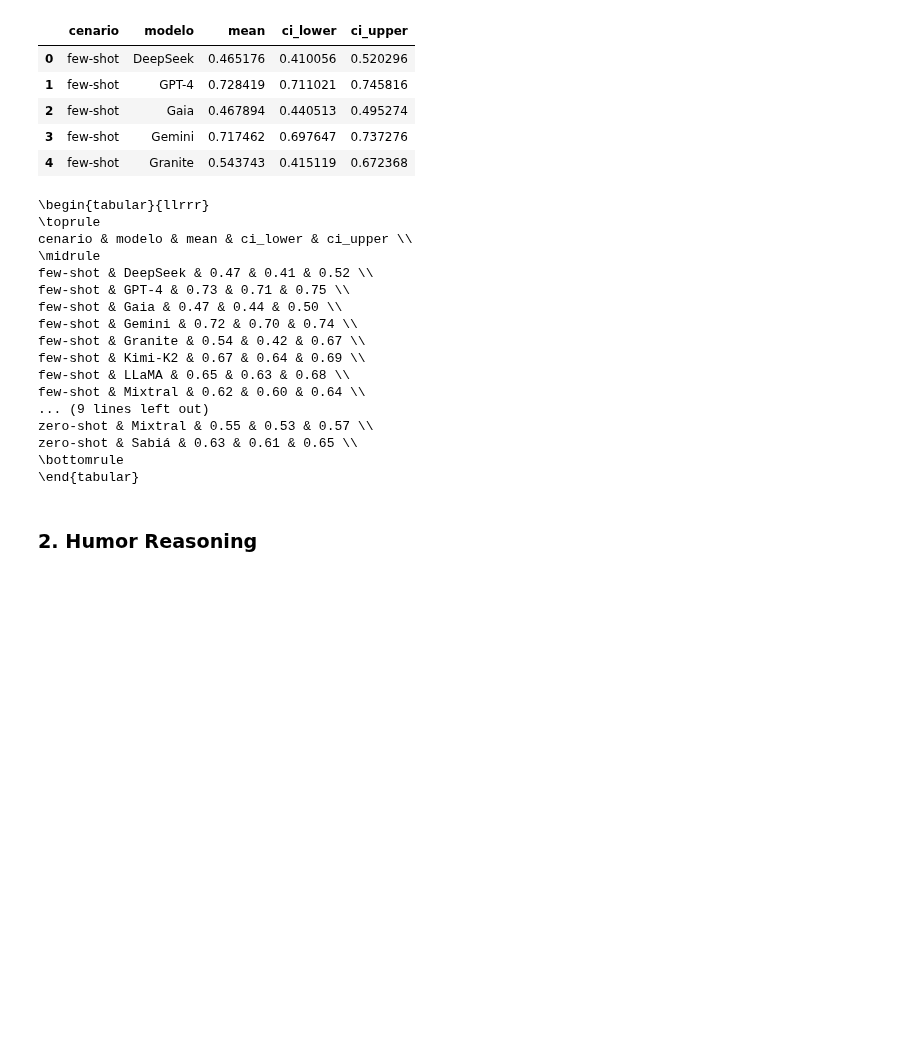
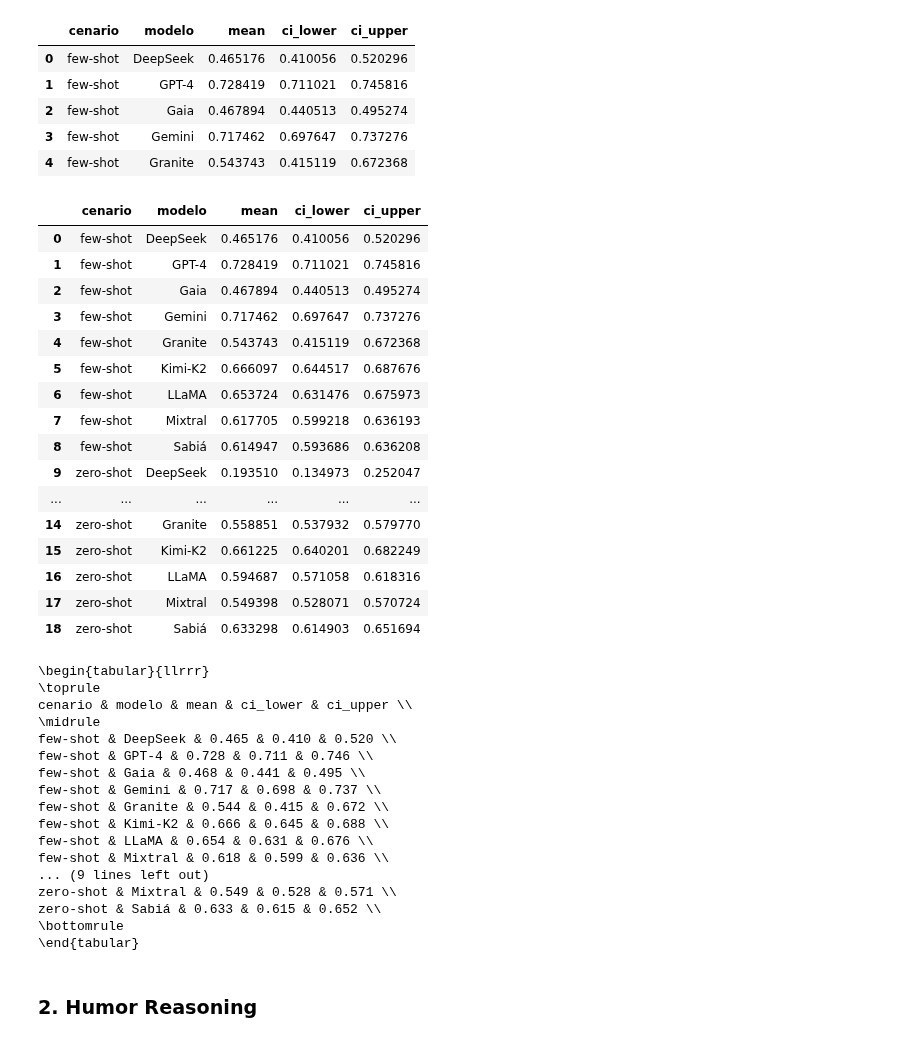
Before and after one commit to llm-pt-ibm/brazilian_northeast_humor_benchmark, a Jupyter notebook: results_exploration.ipynb, the cells around one changed output. Saved outputs shown, nothing was run; the diff lists cells and outputs as text; code cells hidden in the pictures; blank space fills up the shorter version.

```diff
--- a/results_exploration.ipynb
+++ b/results_exploration.ipynb
@@ -302,25 +282,45 @@ summary_df.head()
 | 2 | few-shot | Gaia | 0.467894 | 0.440513 | 0.495274 |
 | 3 | few-shot | Gemini | 0.717462 | 0.697647 | 0.737276 |
 | 4 | few-shot | Granite | 0.543743 | 0.415119 | 0.672368 |
+# %%
+summary_df
+# %% [output]
+|  | cenario | modelo | mean | ci_lower | ci_upper |
+| 0 | few-shot | DeepSeek | 0.465176 | 0.410056 | 0.520296 |
+| 1 | few-shot | GPT-4 | 0.728419 | 0.711021 | 0.745816 |
+| 2 | few-shot | Gaia | 0.467894 | 0.440513 | 0.495274 |
+| 3 | few-shot | Gemini | 0.717462 | 0.697647 | 0.737276 |
+| 4 | few-shot | Granite | 0.543743 | 0.415119 | 0.672368 |
+| 5 | few-shot | Kimi-K2 | 0.666097 | 0.644517 | 0.687676 |
+| 6 | few-shot | LLaMA | 0.653724 | 0.631476 | 0.675973 |
+| 7 | few-shot | Mixtral | 0.617705 | 0.599218 | 0.636193 |
+| 8 | few-shot | Sabiá | 0.614947 | 0.593686 | 0.636208 |
+| 9 | zero-shot | DeepSeek | 0.193510 | 0.134973 | 0.252047 |
+| ... | ... | ... | ... | ... | ... |
+| 14 | zero-shot | Granite | 0.558851 | 0.537932 | 0.579770 |
+| 15 | zero-shot | Kimi-K2 | 0.661225 | 0.640201 | 0.682249 |
+| 16 | zero-shot | LLaMA | 0.594687 | 0.571058 | 0.618316 |
+| 17 | zero-shot | Mixtral | 0.549398 | 0.528071 | 0.570724 |
+| 18 | zero-shot | Sabiá | 0.633298 | 0.614903 | 0.651694 |
 # %%
-summary_df_latex = summary_df.to_latex(index=False, float_format="%.2f".__mod__)
+summary_df_latex = summary_df.to_latex(index=False, float_format="%.3f".__mod__)
 print(summary_df_latex)
 # %% [output]
 \begin{tabular}{llrrr}
 \toprule
 cenario & modelo & mean & ci_lower & ci_upper \\
 \midrule
-few-shot & DeepSeek & 0.47 & 0.41 & 0.52 \\
-few-shot & GPT-4 & 0.73 & 0.71 & 0.75 \\
-few-shot & Gaia & 0.47 & 0.44 & 0.50 \\
-few-shot & Gemini & 0.72 & 0.70 & 0.74 \\
-few-shot & Granite & 0.54 & 0.42 & 0.67 \\
-few-shot & Kimi-K2 & 0.67 & 0.64 & 0.69 \\
-few-shot & LLaMA & 0.65 & 0.63 & 0.68 \\
-few-shot & Mixtral & 0.62 & 0.60 & 0.64 \\
+few-shot & DeepSeek & 0.465 & 0.410 & 0.520 \\
+few-shot & GPT-4 & 0.728 & 0.711 & 0.746 \\
+few-shot & Gaia & 0.468 & 0.441 & 0.495 \\
+few-shot & Gemini & 0.717 & 0.698 & 0.737 \\
+few-shot & Granite & 0.544 & 0.415 & 0.672 \\
+few-shot & Kimi-K2 & 0.666 & 0.645 & 0.688 \\
+few-shot & LLaMA & 0.654 & 0.631 & 0.676 \\
+few-shot & Mixtral & 0.618 & 0.599 & 0.636 \\
 ... (9 lines left out)
-zero-shot & Mixtral & 0.55 & 0.53 & 0.57 \\
-zero-shot & Sabiá & 0.63 & 0.61 & 0.65 \\
+zero-shot & Mixtral & 0.549 & 0.528 & 0.571 \\
+zero-shot & Sabiá & 0.633 & 0.615 & 0.652 \\
 \bottomrule
 \end{tabular}
 # %% [markdown]
```
Also changed, not shown: parts of 3 cells of this notebook, 3 other files.
